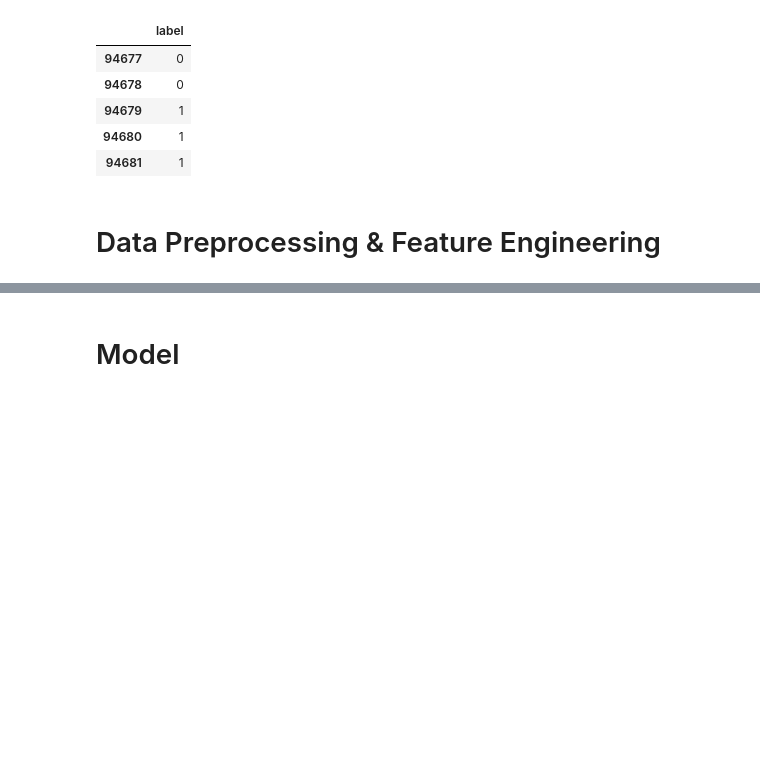
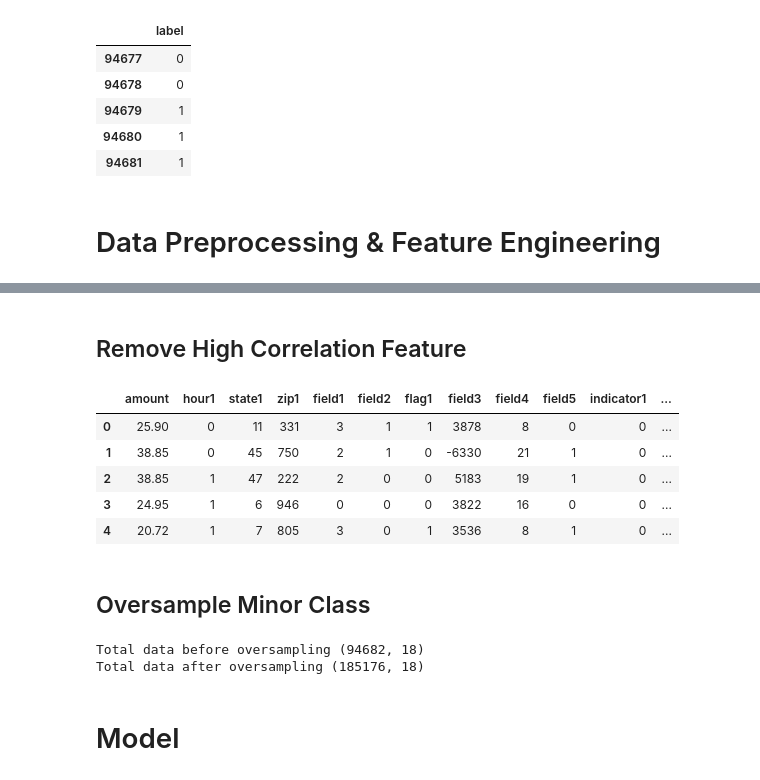
Before and after one commit to ilhamfp/if4041-fraud-detection, a Jupyter notebook: notebook/2. Data Preprocessing, Feature Engineering, & Modeling.ipynb, the cells around one changed output, grey strips where cells are left out. Drawn from its saved outputs; the diff is of its cells as text; code cells hidden in the pictures; blank space fills up the shorter version.

```diff
--- a/notebook/2. Data Preprocessing, Feature Engineering, & Modeling.ipynb
+++ b/notebook/2. Data Preprocessing, Feature Engineering, & Modeling.ipynb
@@ -167,3 +216,26 @@ data.head()
+# %% [markdown]
+## Remove High Correlation Feature
+# %%
+data_without_highcorr_feature = preprocess_remove_high_correlation_feature(data_encoded)
+data_without_highcorr_feature.head()
+# %% [output]
+|  | amount | hour1 | state1 | zip1 | field1 | field2 | flag1 | field3 | field4 | field5 | indicator1 | ... |
+| 0 | 25.90 | 0 | 11 | 331 | 3 | 1 | 1 | 3878 | 8 | 0 | 0 | ... |
+| 1 | 38.85 | 0 | 45 | 750 | 2 | 1 | 0 | -6330 | 21 | 1 | 0 | ... |
+| 2 | 38.85 | 1 | 47 | 222 | 2 | 0 | 0 | 5183 | 19 | 1 | 0 | ... |
+| 3 | 24.95 | 1 | 6 | 946 | 0 | 0 | 0 | 3822 | 16 | 0 | 0 | ... |
+| 4 | 20.72 | 1 | 7 | 805 | 3 | 0 | 1 | 3536 | 8 | 1 | 0 | ... |
+# %% [markdown]
+## Oversample Minor Class
+# %%
+print("Total data before oversampling", data_without_highcorr_feature.shape)
+
+data_oversampled, label = preprocess_oversample_minor_class(data_without_highcorr_feature, label)
+
+print("Total data after oversampling", data_oversampled.shape)
+# %% [output]
+Total data before oversampling (94682, 18)
+Total data after oversampling (185176, 18)
 # %% [markdown]
 # Model
 # %%
```
Also changed, not shown: parts of 16 cells of this notebook, 1 other file.
